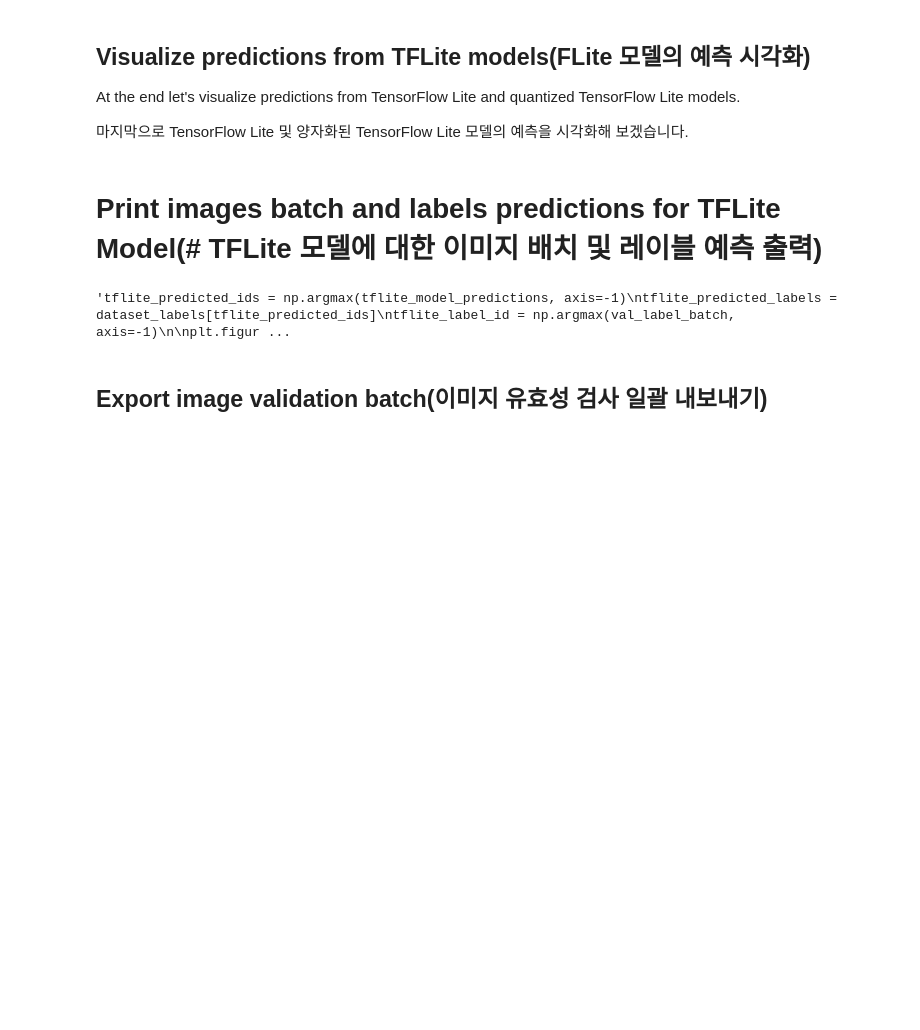
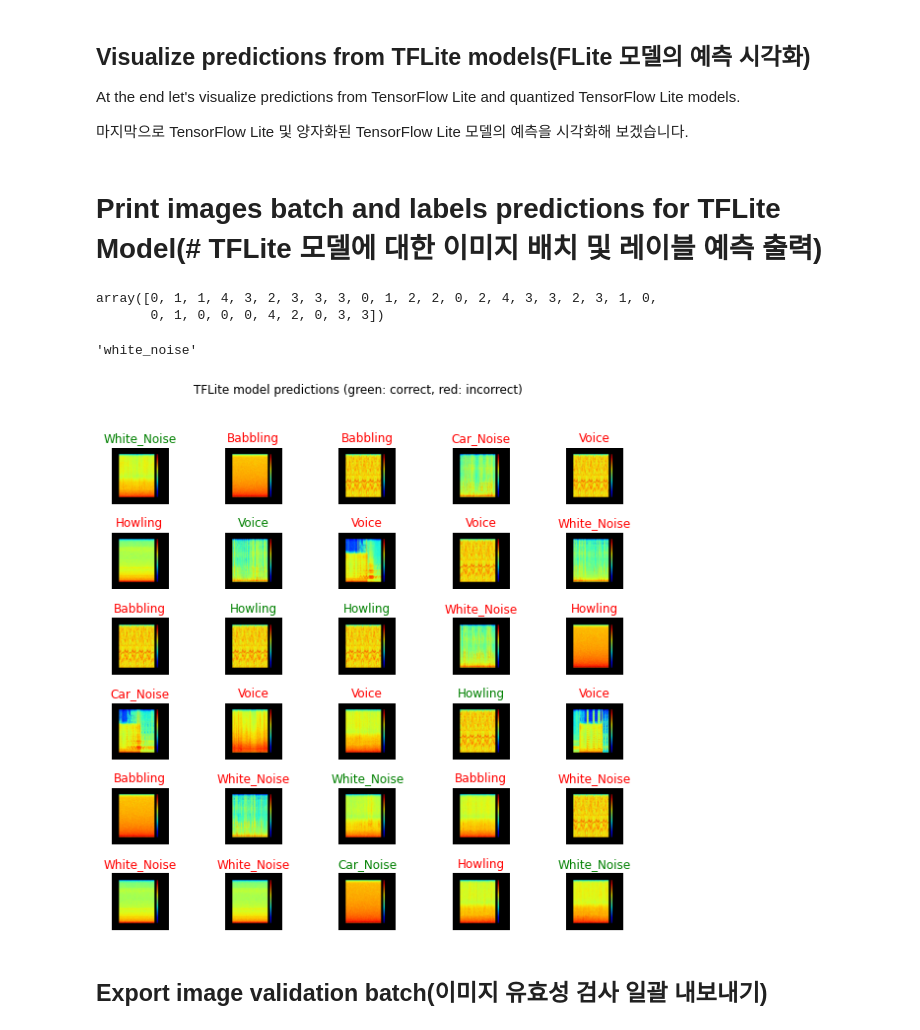
Before and after one commit to YujinCHACHA/DNA_test1, a Jupyter notebook: Testing_TFLite_model_v2_sound_tf_fin_del_lite.ipynb, the cells around one changed output. Cells and saved outputs as stored; diff of their text form; code cells hidden in the pictures; blank space fills up the shorter version.

```diff
--- a/Testing_TFLite_model_v2_sound_tf_fin_del_lite.ipynb
+++ b/Testing_TFLite_model_v2_sound_tf_fin_del_lite.ipynb
@@ -376,7 +491,7 @@ Load TensorFlow lite model with interpreter interface.(인터프리터 인터페
 # Load TFLite model and see some details about input/output
 #TFLite 모델을 로드하고 입력값/출력값의 세부사항을 살펴라.
 # %%
-'''tflite_interpreter = tf.lite.Interpreter(model_path=TFLITE_MODEL)
+tflite_interpreter = tf.lite.Interpreter(model_path=TFLITE_MODEL)
 
 input_details = tflite_interpreter.get_input_details()
 output_details = tflite_interpreter.get_output_details()
@@ -389,4 +504,4 @@ print("type:", input_details[0]['dtype'])
 print("\n== Output details ==")
 print("name:", output_details[0]['name'])
 print("shape:", output_details[0]['shape'])
-print("type:", output_details[0]['dtype'])''')
+print("type:", output_details[0]['dtype'])
@@ -419,7 +653,7 @@ print("type:", output_details[0]['dtype'])'''
 # %%
-'''tflite_interpreter.set_tensor(input_details[0]['index'], val_image_batch)
+tflite_interpreter.set_tensor(input_details[0]['index'], val_image_batch)
 
 tflite_interpreter.invoke()
 
 tflite_model_predictions = tflite_interpreter.get_tensor(output_details[0]['index'])
-print("Prediction results shape:", tflite_model_predictions.shape)'''
+print("Prediction results shape:", tflite_model_predictions.shape)
@@ -426,4 +682,6 @@ print("Prediction results shape:", tflite_model_predictions.shape)'''
 # %% [markdown]
 # Convert prediction results to Pandas dataframe, for better visualization
 (더 나은 시각화를 위해 예측 결과를 Pandas 데이터 프레임으로 변환)
+# %%
+dataset_labels = ['white_noise', 'babbling', 'howling', 'voice', 'car_noise']
 # %%
@@ -481,2 +749,22 @@ print("type:", output_details[0]['dtype'])'''
 # %% [markdown]
 # Run inference(추론을 실행하라.)
+# %%
+data_root = "/content/drive/MyDrive/dataset_img_224"
+
+IMAGE_SHAPE = (224, 224)
+TRAINING_DATA_DIR = data_root
+
+datagen_kwargs = dict(rescale=1./255, validation_split=.20)
+valid_datagen = tf.keras.preprocessing.image.ImageDataGenerator(**datagen_kwargs)
+
+valid_generator = valid_datagen.flow_from_directory(
+    TRAINING_DATA_DIR,
+    subset="validation",
+    shuffle=True,
+    target_size=IMAGE_SHAPE
+)
+
+# Get images and labels batch from validation dataset generator
+val_image_batch, val_label_batch = next(iter(valid_generator))
+true_label_ids = np.argmax(val_label_batch, axis=1)
+print("Validation batch shape:", val_image_batch.shape)
@@ -607,22 +940,37 @@ At the end let's visualize predictions from TensorFlow Lite and quantized Tensor
 마지막으로 TensorFlow Lite 및 양자화된 TensorFlow Lite 모델의 예측을 시각화해 보겠습니다.
 # %% [markdown]
 # Print images batch and labels predictions for TFLite Model(# TFLite 모델에 대한 이미지 배치 및 레이블 예측 출력)
+# %%
+tflite_predicted_ids
+# %% [output]
+array([0, 1, 1, 4, 3, 2, 3, 3, 3, 0, 1, 2, 2, 0, 2, 4, 3, 3, 2, 3, 1, 0,
+       0, 1, 0, 0, 0, 4, 2, 0, 3, 3])
+# %%
+dataset_labels[0]
+# %% [output]
+'white_noise'
 # %%
-'''tflite_predicted_ids = np.argmax(tflite_model_predictions, axis=-1)
-tflite_predicted_labels = dataset_labels[tflite_predicted_ids]
+import numpy as np
+#tflite_model_predictions = tflite_model_predictions.astype(int)
+tflite_predicted_ids = np.argmax(tflite_model_predictions, axis=1)
+#tflite_predicted_ids = tflite_predicted_ids.astype(int)
+tflite_predicted_labels = []
+for i in range (len(tflite_predicted_ids)):
+  tflite_predicted_labels.append(dataset_labels[tflite_predicted_ids[i]])
+#tflite_predicted_labels = dataset_labels[tflite_predicted_ids]
 tflite_label_id = np.argmax(val_label_batch, axis=-1)
 
 plt.figure(figsize=(10,9))
 plt.subplots_adjust(hspace=0.5)
 for n in range(30):
   plt.subplot(6,5,n+1)
   plt.imshow(val_image_batch[n])
   color = "green" if tflite_predicted_ids[n] == true_label_ids[n] else "red"
   plt.title(tflite_predicted_labels[n].title(), color=color)
   plt.axis('off')
-_ = plt.suptitle("TFLite model predictions (green: correct, red: incorrect)")'''
+_ = plt.suptitle("TFLite model predictions (green: correct, red: incorrect)")
 # %% [output]
-'tflite_predicted_ids = np.argmax(tflite_model_predictions, axis=-1)\ntflite_predicted_labels = dataset_labels[tflite_predicted_ids]\ntflite_label_id = np.argmax(val_label_batch, axis=-1)\n\nplt.figur ...
+[figure, added]
 # %% [markdown]
 ## Export image validation batch(이미지 유효성 검사 일괄 내보내기)
 # %% [markdown]
```
Also changed, not shown: parts of 68 cells of this notebook.
